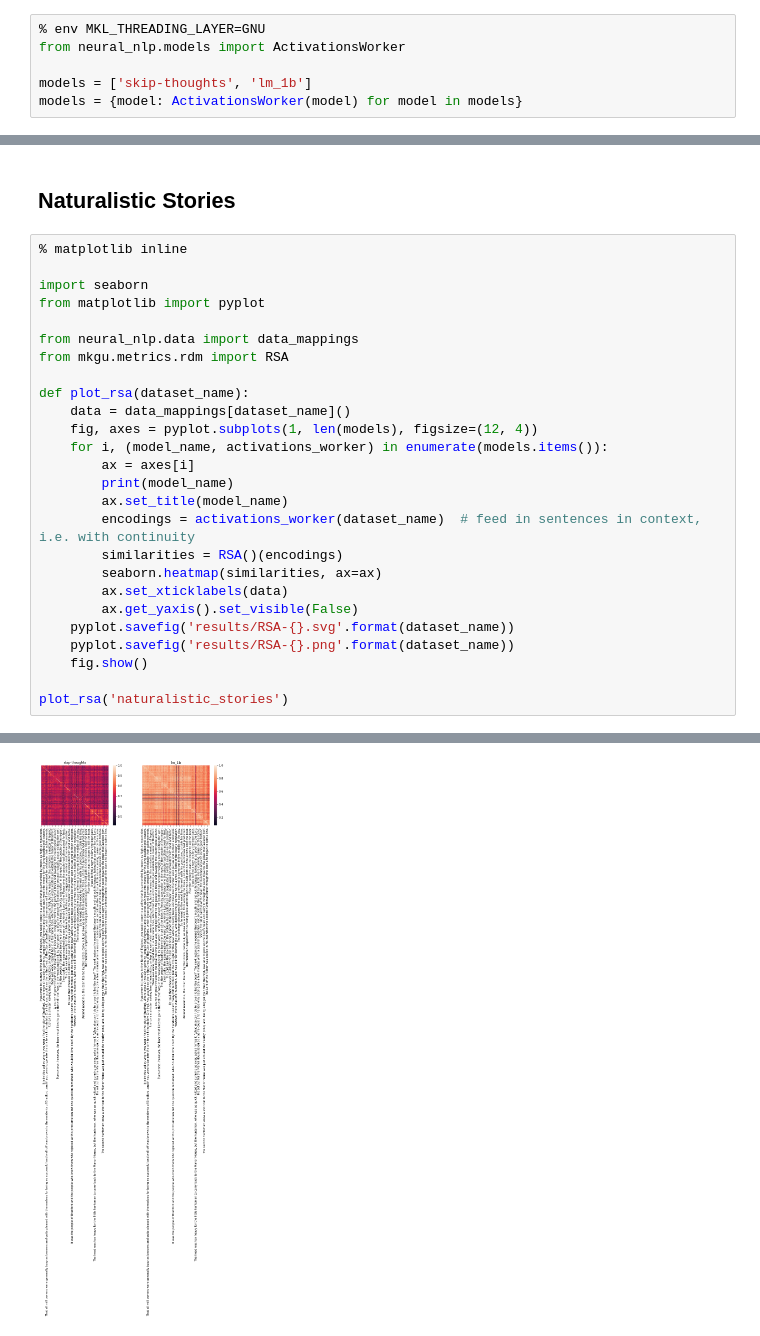
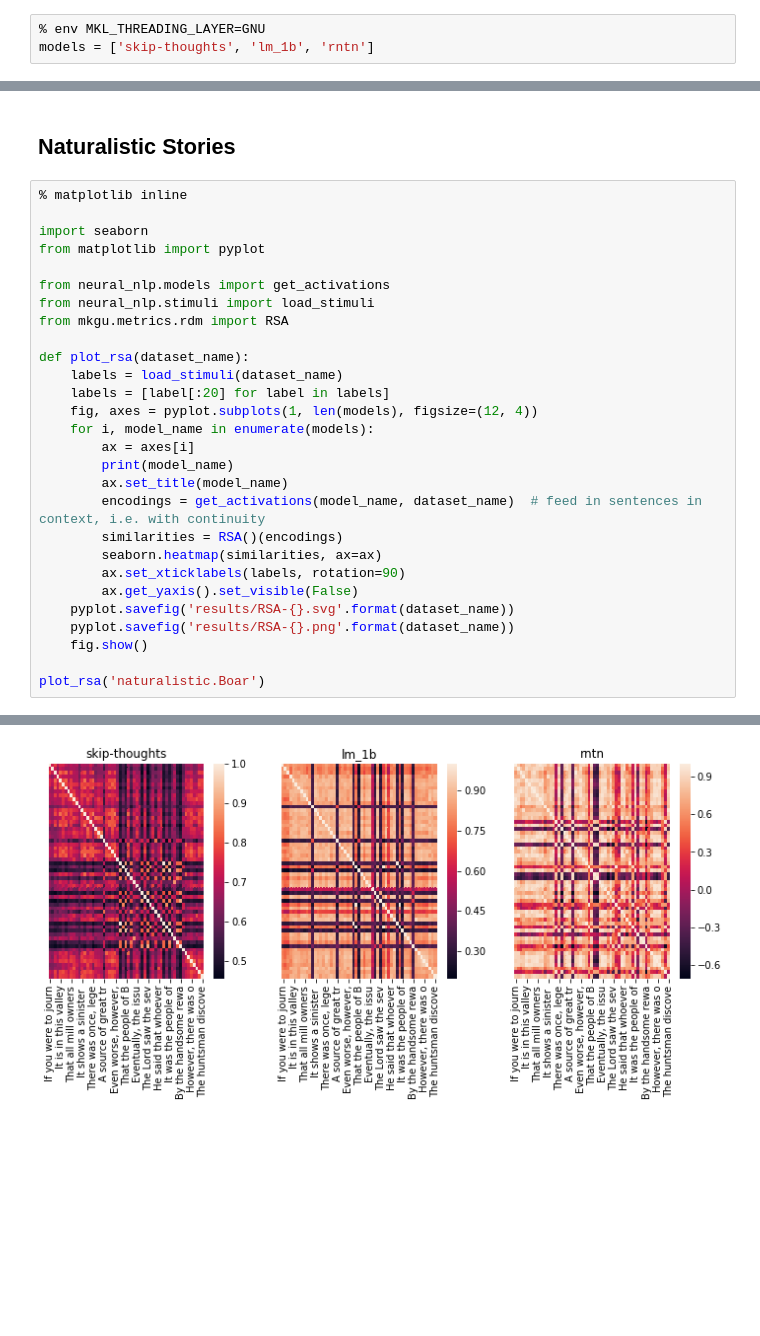
Before and after one commit to mschrimpf/neural-nlp, a Jupyter notebook: results/RSAs.ipynb, the cells around one changed output, grey strips where cells are left out. Saved outputs shown, nothing was run; the diff lists cells and outputs as text; blank space fills up the shorter version.

Commit message:
add recursive neural tensor network

```diff
--- a/results/RSAs.ipynb
+++ b/results/RSAs.ipynb
@@ -9,9 +9,6 @@ logging.basicConfig(stream=sys.stdout, level=logging.getLevelName('DEBUG'))
 ## Models
 # %%
 % env MKL_THREADING_LAYER=GNU
-from neural_nlp.models import ActivationsWorker
-
-models = ['skip-thoughts', 'lm_1b']
-models = {model: ActivationsWorker(model) for model in models}
+models = ['skip-thoughts', 'lm_1b', 'rntn']
 # %% [output]
 env: MKL_THREADING_LAYER=GNU
@@ -34,25 +20,27 @@ DEBUG:neural_nlp.utils.StorageCache:Loading from storage: /mnt/c/Users/Martin/wo
 import seaborn
 from matplotlib import pyplot
 
-from neural_nlp.data import data_mappings
+from neural_nlp.models import get_activations
+from neural_nlp.stimuli import load_stimuli
 from mkgu.metrics.rdm import RSA
 
 def plot_rsa(dataset_name):
-    data = data_mappings[dataset_name]()
+    labels = load_stimuli(dataset_name)
+    labels = [label[:20] for label in labels]
     fig, axes = pyplot.subplots(1, len(models), figsize=(12, 4))
-    for i, (model_name, activations_worker) in enumerate(models.items()):
+    for i, model_name in enumerate(models):
         ax = axes[i]
         print(model_name)
         ax.set_title(model_name)
-        encodings = activations_worker(dataset_name)  # feed in sentences in context, i.e. with continuity
+        encodings = get_activations(model_name, dataset_name)  # feed in sentences in context, i.e. with continuity
         similarities = RSA()(encodings)
         seaborn.heatmap(similarities, ax=ax)
-        ax.set_xticklabels(data)
+        ax.set_xticklabels(labels, rotation=90)
         ax.get_yaxis().set_visible(False)
     pyplot.savefig('results/RSA-{}.svg'.format(dataset_name))
     pyplot.savefig('results/RSA-{}.png'.format(dataset_name))
     fig.show()
 
-plot_rsa('naturalistic_stories')
+plot_rsa('naturalistic.Boar')
 # %% [output]
 skip-thoughts
@@ -60 +52 @@ lm_1b
-[figure, old version]
+[figure, new version]
```
Also changed, not shown: parts of 2 cells of this notebook.
